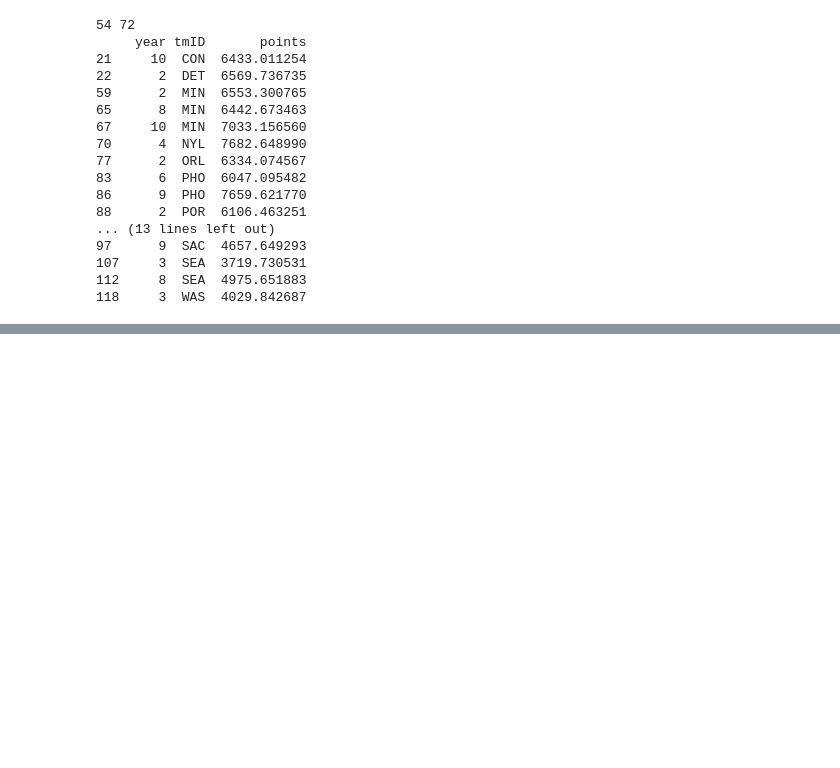
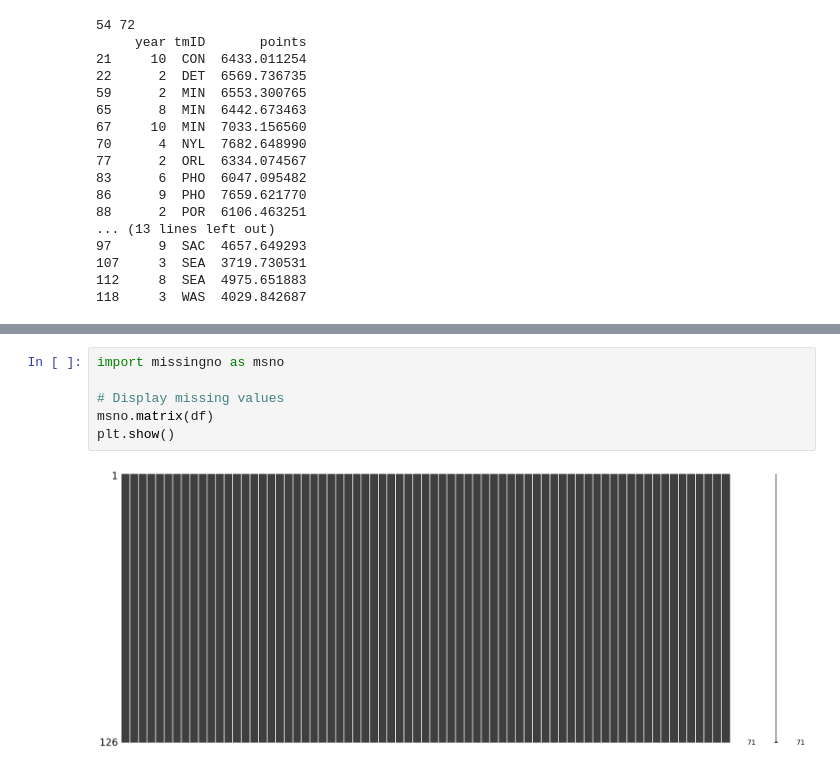
Before and after one commit to Tiago27Cruz/Predict-WNBA-Playoff-AI-Model, a Jupyter notebook: src/analysis.ipynb, the cells around one changed output, grey strips where cells are left out. Drawn from its saved outputs; the diff is of its cells as text; blank space fills up the shorter version.

```diff
--- a/src/analysis.ipynb
+++ b/src/analysis.ipynb
@@ -206,0 +262,8 @@ print(outliers)
+# %%
+import missingno as msno
+
+# Display missing values
+msno.matrix(df)
+plt.show()
+# %% [output]
+[figure, added]
```
Also changed, not shown: parts of 10 cells of this notebook, 18 other files.
